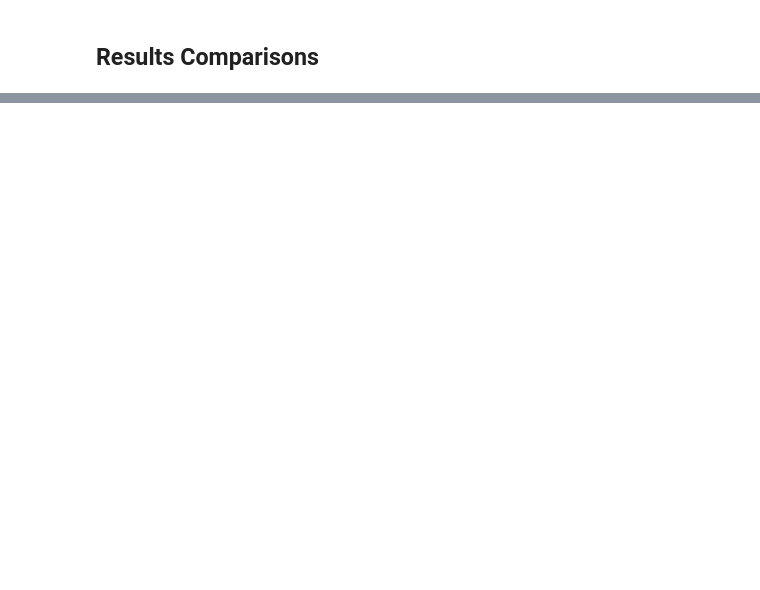
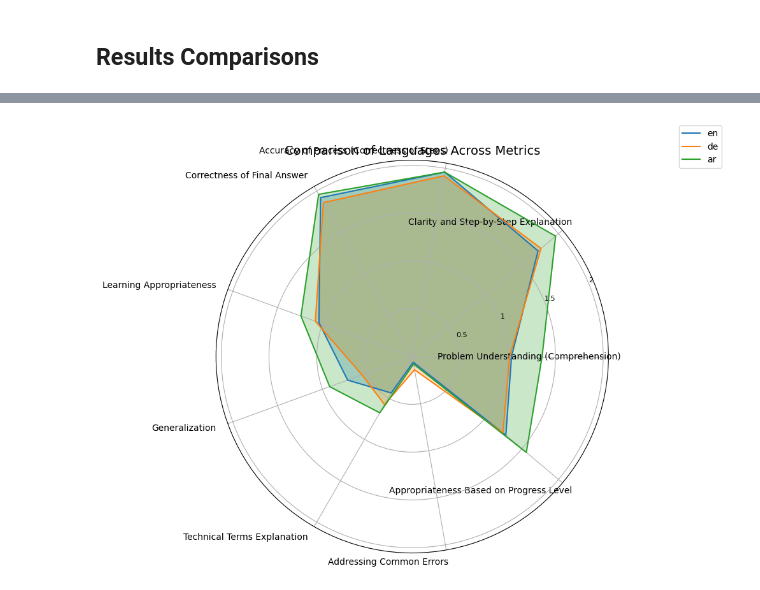
Before and after one commit to iug-htw/solution_evaluator, a Jupyter notebook: test_and_eval_pipeline-gemini.ipynb, the cells around one changed output, grey strips where cells are left out. Drawn from its saved outputs; the diff is of its cells as text; code cells hidden in the pictures; blank space fills up the shorter version.

Commit message:
gemini test results [10.02]

```diff
--- a/test_and_eval_pipeline-gemini.ipynb
+++ b/test_and_eval_pipeline-gemini.ipynb
@@ -192,0 +339,36 @@ FileNotFoundError: [Errno 2] No such file or directory: 'comparison_results.csv'
+# %%
+import matplotlib.pyplot as plt
+import numpy as np
+import pandas as pd
+
+# Read data from CSV
+file_path = "gemini/comparison_results.csv"
+df = pd.read_csv(file_path, index_col=0)  # Load CSV, set first column as index (languages)
+
+# Extract languages and metrics dynamically
+languages = df.index.tolist()
+metrics = df.columns.tolist()
+
+# Radar chart setup
+angles = np.linspace(0, 2 * np.pi, len(metrics), endpoint=False).tolist()
+angles += angles[:1]  # Close the circle
+
+fig, ax = plt.subplots(figsize=(8, 8), subplot_kw=dict(polar=True))
+
+# Plot each language's data
+for lang in languages:
+    data = df.loc[lang].tolist()  # Extract values for the language
+    data += data[:1]  # Close the circle
+    ax.plot(angles, data, label=lang)
+    ax.fill(angles, data, alpha=0.25)
+
+# Format radar chart
+ax.set_xticks(angles[:-1])
+ax.set_xticklabels(metrics, fontsize=10, rotation=30, ha="right")
+ax.set_yticks([0.5, 1, 1.5, 2])
+ax.set_yticklabels(['0.5', '1', '1.5', '2'], fontsize=8)
+ax.legend(loc='upper right', bbox_to_anchor=(1.3, 1.1))
+plt.title('Comparison of Languages Across Metrics', fontsize=14)
+plt.show()
+# %% [output]
+[figure, added]
```
Also changed, not shown: parts of 45 cells of this notebook, 21 other files.
